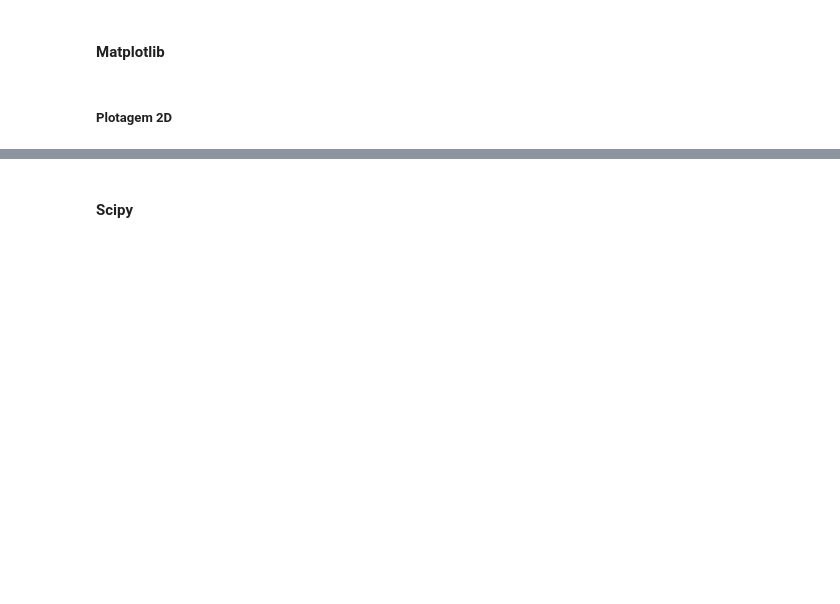
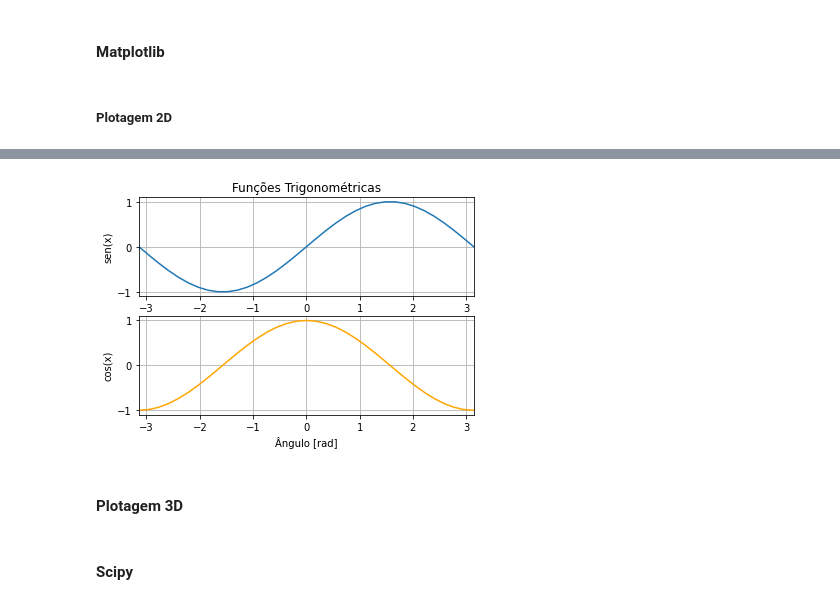
Before and after one commit to caiquemiranda/calculo-numerico-engenharia-python, a Jupyter notebook: 01-python-calculo-numerico.ipynb, the cells around one changed output, grey strips where cells are left out. Saved outputs shown, nothing was run; the diff lists cells and outputs as text; code cells hidden in the pictures; blank space fills up the shorter version.

```diff
--- a/01-python-calculo-numerico.ipynb
+++ b/01-python-calculo-numerico.ipynb
@@ -116,3 +156,26 @@ x = np.linspace(-np.pi, np.pi, 35)
+# %%
+x = np.linspace(-np.pi, np.pi, 35)
+
+y_sen = np.sin(x)
+y_cos = np.cos(x)
+
+fig, (ax1, ax2) = plt.subplots(2)
+
+ax1.grid(True)
+ax1.plot(x, y_sen)
+ax1.set(title= 'Funções Trigonométricas', ylabel= 'sen(x)')
+ax1.set_xlim(-np.pi, np.pi)
+
+ax2.grid(True)
+ax2.plot(x, y_cos, color= 'orange')
+ax2.set(xlabel= 'Ângulo [rad]', ylabel= 'cos(x)')
+ax2.set_xlim(-np.pi, np.pi)
+
+plt.show();
+# %% [output]
+[figure, added]
+# %% [markdown]
+#### Plotagem 3D
 # %% [markdown]
 #### Scipy
 # %% [markdown]
```
Also changed, not shown: parts of 2 cells of this notebook.
